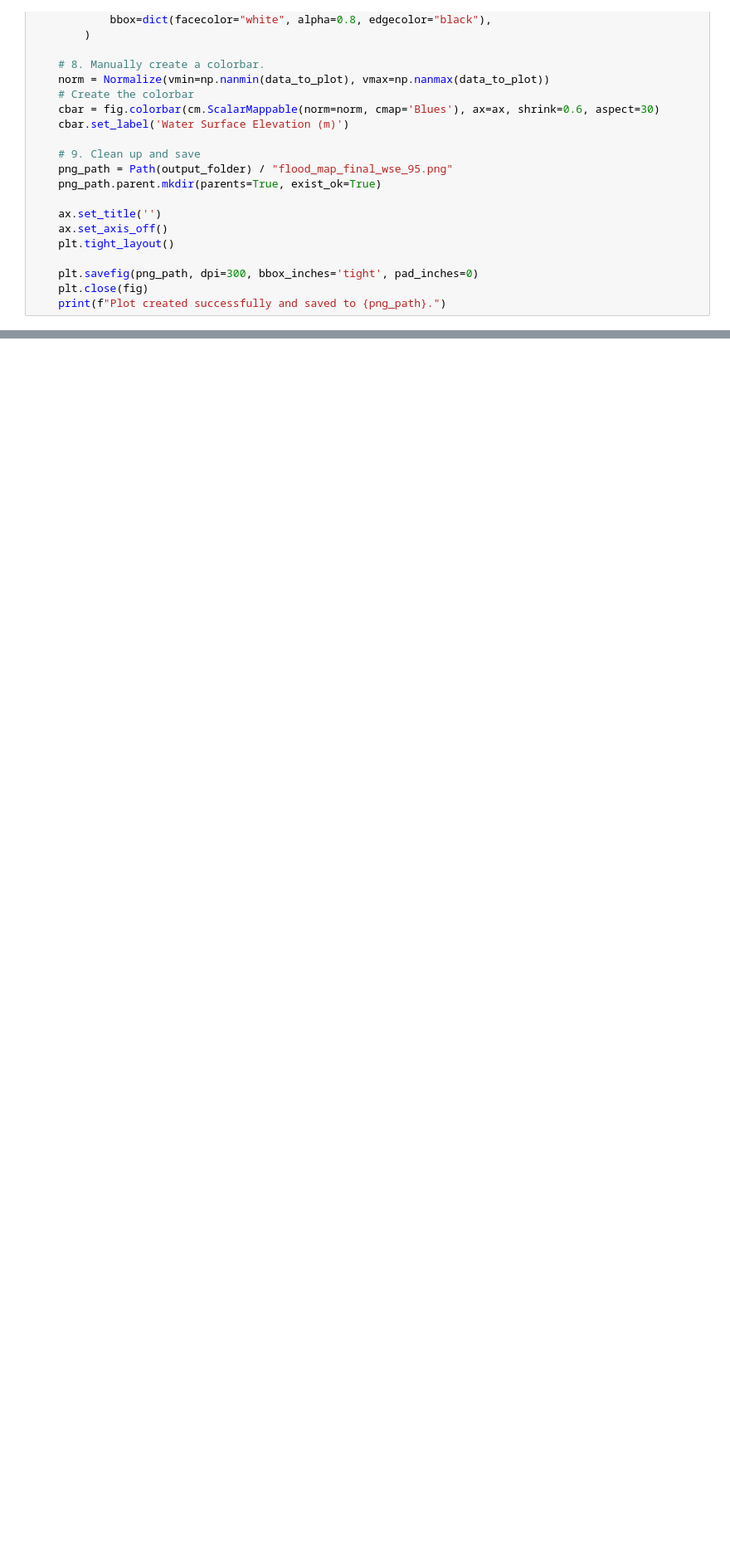
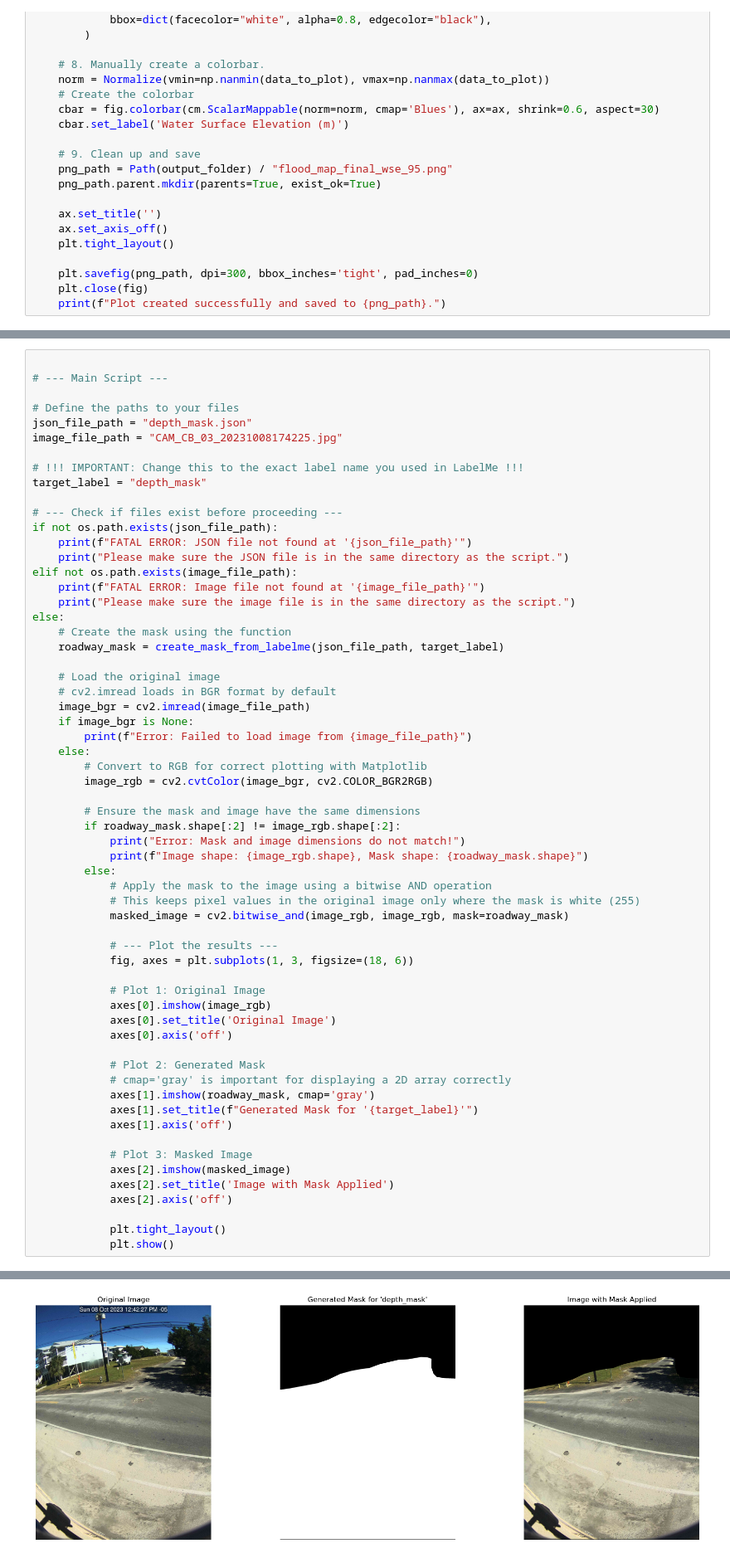
Before and after one commit to rtmccune/depth_mapping, a Jupyter notebook: development.ipynb, the cells around one changed output, grey strips where cells are left out. Shown: that part at 83% size. Cells and saved outputs as stored; diff of their text form; blank space fills up the shorter version.

Commit message:
Add logic to mask water label predictions to specified areas when calculating maps.

```diff
--- a/development.ipynb
+++ b/development.ipynb
@@ -238,0 +372,62 @@ plot_flood_wse_map(depth_map, min_x_extent, max_x_extent, min_y_extent, max_y_ex
+# %%
+
+# --- Main Script ---
+
+# Define the paths to your files
+json_file_path = "depth_mask.json"
+image_file_path = "CAM_CB_03_20231008174225.jpg"
+
+# !!! IMPORTANT: Change this to the exact label name you used in LabelMe !!!
+target_label = "depth_mask"
+
+# --- Check if files exist before proceeding ---
+if not os.path.exists(json_file_path):
+    print(f"FATAL ERROR: JSON file not found at '{json_file_path}'")
+    print("Please make sure the JSON file is in the same directory as the script.")
+elif not os.path.exists(image_file_path):
+    print(f"FATAL ERROR: Image file not found at '{image_file_path}'")
+    print("Please make sure the image file is in the same directory as the script.")
+else:
+    # Create the mask using the function
+    roadway_mask = create_mask_from_labelme(json_file_path, target_label)
+
+    # Load the original image
+    # cv2.imread loads in BGR format by default
+    image_bgr = cv2.imread(image_file_path)
+    if image_bgr is None:
+        print(f"Error: Failed to load image from {image_file_path}")
+    else:
+        # Convert to RGB for correct plotting with Matplotlib
+        image_rgb = cv2.cvtColor(image_bgr, cv2.COLOR_BGR2RGB)
+
+        # Ensure the mask and image have the same dimensions
+        if roadway_mask.shape[:2] != image_rgb.shape[:2]:
+            print("Error: Mask and image dimensions do not match!")
+            print(f"Image shape: {image_rgb.shape}, Mask shape: {roadway_mask.shape}")
+        else:
+            # Apply the mask to the image using a bitwise AND operation
+            # This keeps pixel values in the original image only where the mask is white (255)
+            masked_image = cv2.bitwise_and(image_rgb, image_rgb, mask=roadway_mask)
+
+            # --- Plot the results ---
+            fig, axes = plt.subplots(1, 3, figsize=(18, 6))
+
+            # Plot 1: Original Image
+            axes[0].imshow(image_rgb)
+            axes[0].set_title('Original Image')
+            axes[0].axis('off')
+
+            # Plot 2: Generated Mask
+            # cmap='gray' is important for displaying a 2D array correctly
+            axes[1].imshow(roadway_mask, cmap='gray')
+            axes[1].set_title(f"Generated Mask for '{target_label}'")
+            axes[1].axis('off')
+
+            # Plot 3: Masked Image
+            axes[2].imshow(masked_image)
+            axes[2].set_title('Image with Mask Applied')
+            axes[2].axis('off')
+
+            plt.tight_layout()
+            plt.show()
+# %% [output]
@@ -238,0 +435 @@ plot_flood_wse_map(depth_map, min_x_extent, max_x_extent, min_y_extent, max_y_ex
+[figure, added]
```
Also changed, not shown: parts of 11 cells of this notebook, 5 other files.
